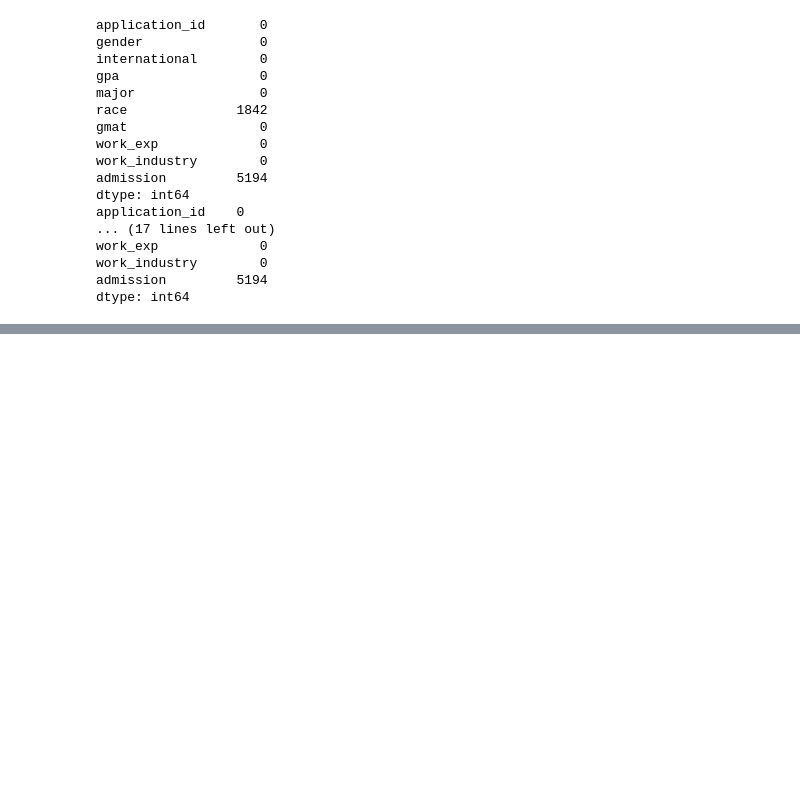
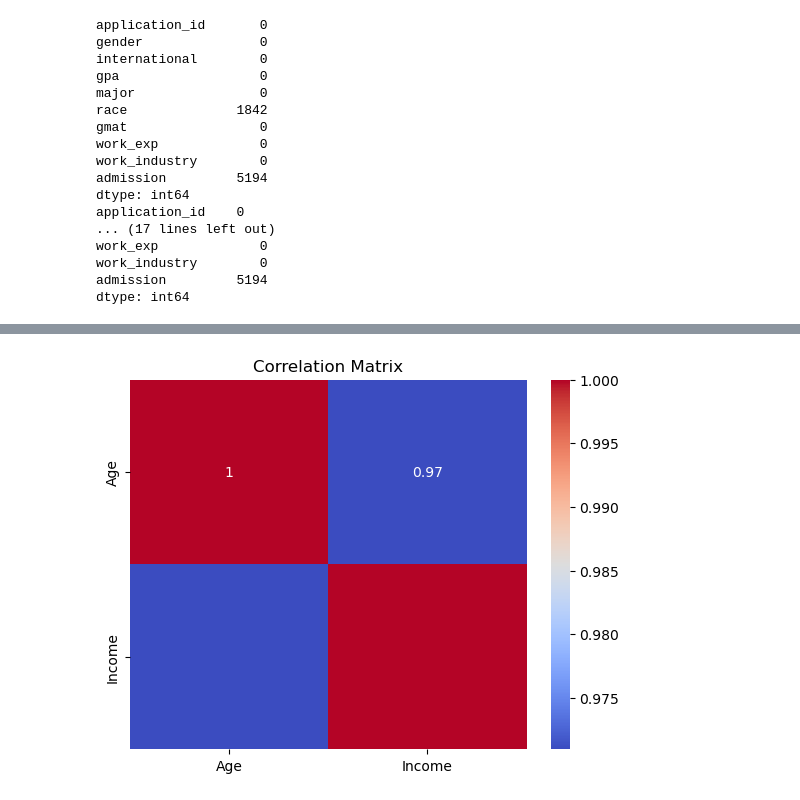
Before and after one commit to Amandaasharonpj/AI-Development-Bootcamp-and-Certification, a Jupyter notebook: Day Two_Exploratory Data Analysis (EDA)/Code.ipynb, the cells around one changed output, grey strips where cells are left out. Saved outputs shown, nothing was run; the diff lists cells and outputs as text; code cells hidden in the pictures; blank space fills up the shorter version.

```diff
--- a/Day Two_Exploratory Data Analysis (EDA)/Code.ipynb
+++ b/Day Two_Exploratory Data Analysis (EDA)/Code.ipynb
@@ -101,0 +162,8 @@ KeyError: "None of [Index(['Gender', 'Purchased'], dtype='object')] are in the [
+# %%
+import seaborn as sns
+
+sns.heatmap(data3.corr(), annot=True, cmap='coolwarm')
+plt.title('Correlation Matrix')
+plt.show()
+# %% [output]
+[figure, added]
```
Also changed, not shown: parts of 15 cells of this notebook, 4 other files.
